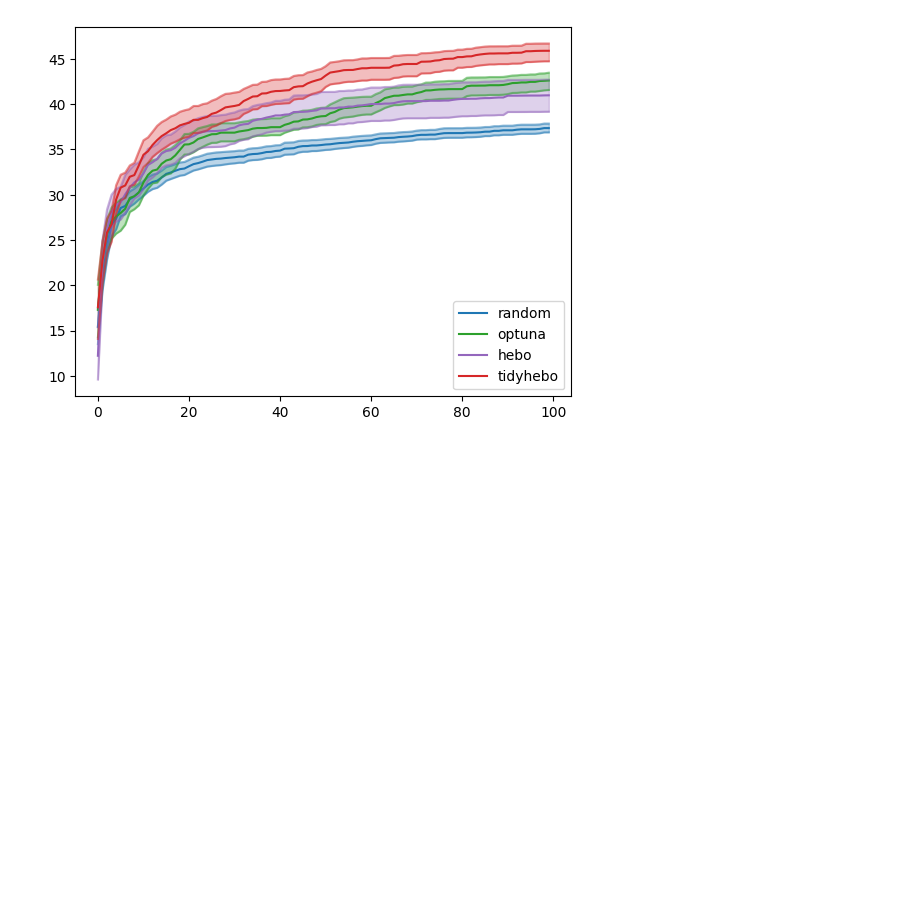
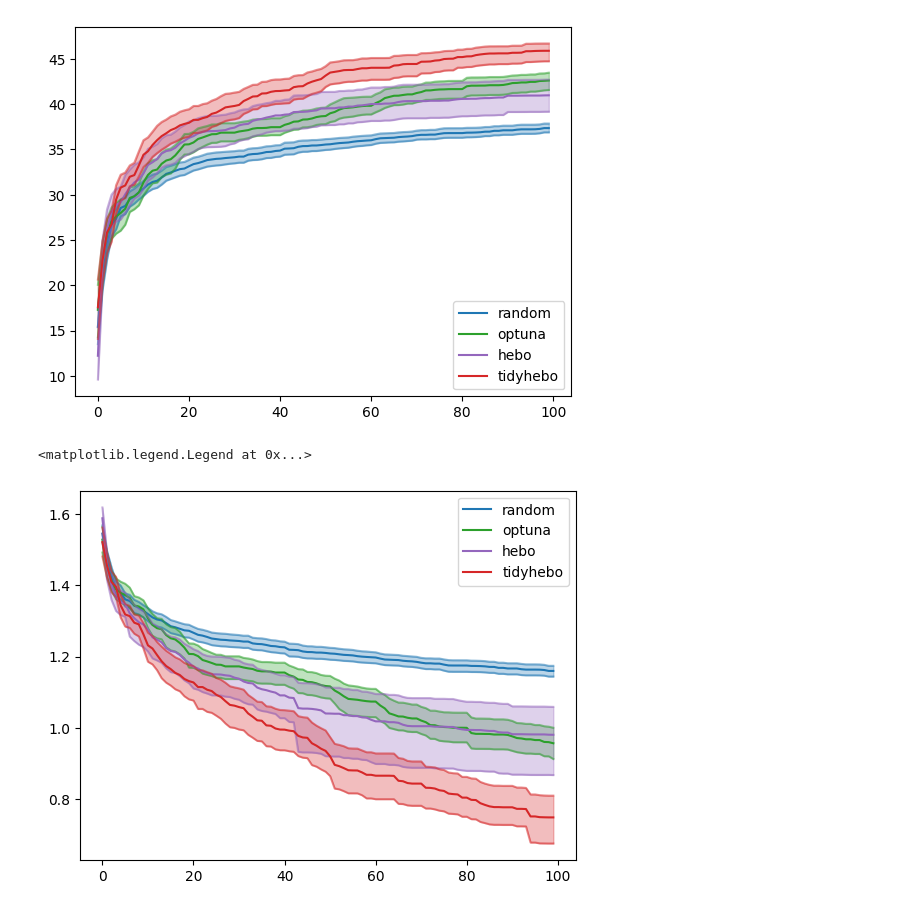
Before and after one commit to Ch-LZ/tidyhebo, a Jupyter notebook: sync2envs/barrel/barrel.ipynb, the cells around one changed output. Cells and saved outputs as stored; diff of their text form; code cells hidden in the pictures; blank space fills up the shorter version.

```diff
--- a/sync2envs/barrel/barrel.ipynb
+++ b/sync2envs/barrel/barrel.ipynb
@@ -65,3 +65,24 @@ ax.legend()
 # %% [output]
 <matplotlib.legend.Legend at 0x...>
 [figure]
+# %%
+import matplotlib.pyplot as plt
+
+ax = plt.gca()
+
+# data_known_max = 2569.87964
+optimization_got_max = max(random_res.max(), optuna_res.max(), hebo_res.max(), tidyhebo_res.max())
+
+# tr = lambda x: x
+tr = lambda x: np.log10(optimization_got_max - x + 1)
+
+plot_selection_result(tr(random_res), ax, budget=100, label="random", color="tab:blue")
+plot_selection_result(tr(optuna_res), ax, budget=100, label="optuna", color="tab:green")
+plot_selection_result(tr(hebo_res), ax, budget=100, label="hebo", color="tab:purple")
+plot_selection_result(tr(tidyhebo_res), ax, budget=100, label="tidyhebo", color="tab:red")
+
+
+ax.legend()
+# %% [output]
+<matplotlib.legend.Legend at 0x...>
+[figure, added]
```
Also changed, not shown: parts of 1 cell of this notebook, 1 other file.
